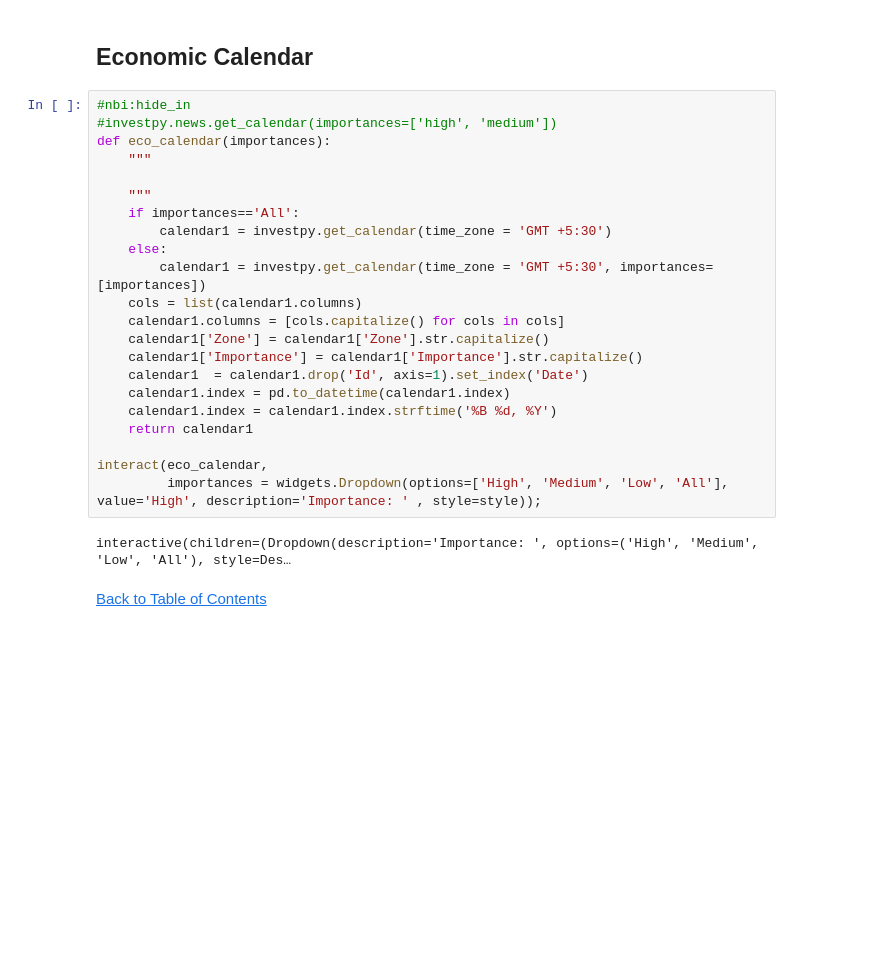
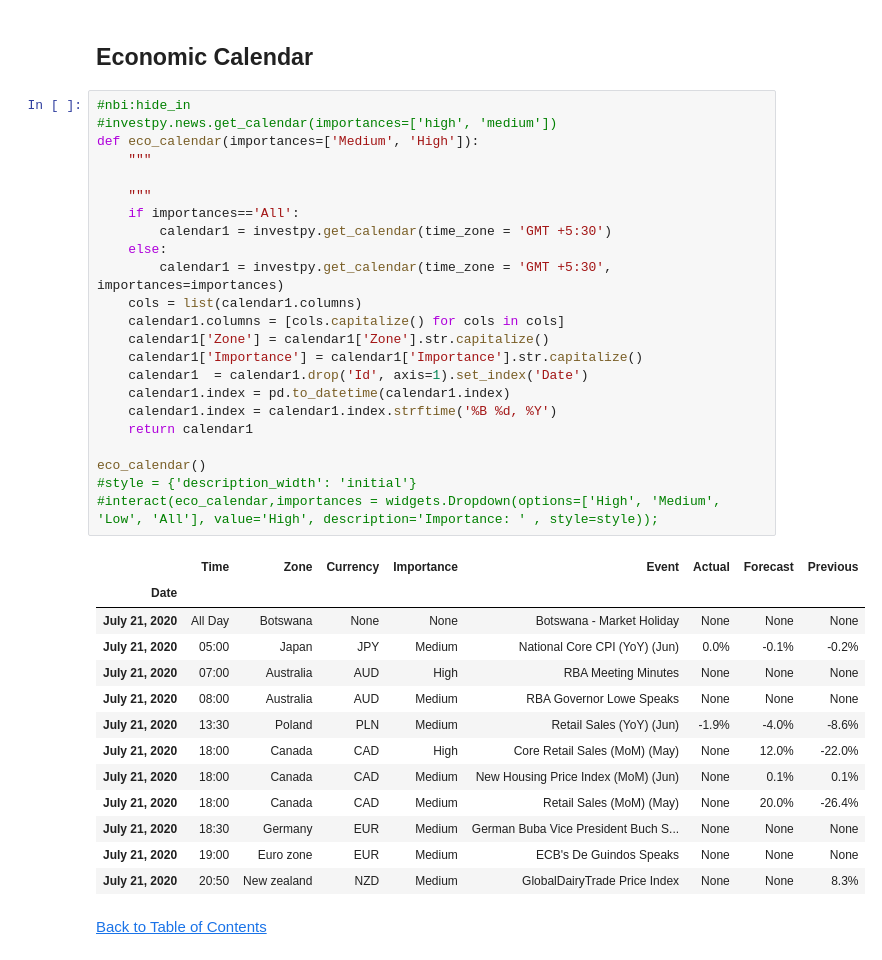
Before and after one commit to ajmal017/ETF-Analytics, a Jupyter notebook: ETF--Analytics.ipynb, the cells around one changed output. Saved outputs shown, nothing was run; the diff lists cells and outputs as text; blank space fills up the shorter version.

```diff
--- a/ETF--Analytics.ipynb
+++ b/ETF--Analytics.ipynb
@@ -879,27 +865,40 @@ interactive(children=(Text(value='HYG', continuous_update=False, description='En
 # %%
 #nbi:hide_in
 #investpy.news.get_calendar(importances=['high', 'medium'])
-def eco_calendar(importances):
+def eco_calendar(importances=['Medium', 'High']):
     """
 
     """
     if importances=='All':
         calendar1 = investpy.get_calendar(time_zone = 'GMT +5:30')
     else:
-        calendar1 = investpy.get_calendar(time_zone = 'GMT +5:30', importances=[importances])
+        calendar1 = investpy.get_calendar(time_zone = 'GMT +5:30', importances=importances)
     cols = list(calendar1.columns)
     calendar1.columns = [cols.capitalize() for cols in cols]
     calendar1['Zone'] = calendar1['Zone'].str.capitalize()
     calendar1['Importance'] = calendar1['Importance'].str.capitalize()
     calendar1  = calendar1.drop('Id', axis=1).set_index('Date')
     calendar1.index = pd.to_datetime(calendar1.index)
     calendar1.index = calendar1.index.strftime('%B %d, %Y')
     return calendar1
 
-interact(eco_calendar,
-         importances = widgets.Dropdown(options=['High', 'Medium', 'Low', 'All'], value='High', description='Importance: ' , style=style));
+eco_calendar()
+#style = {'description_width': 'initial'}
+#interact(eco_calendar,importances = widgets.Dropdown(options=['High', 'Medium', 'Low', 'All'], value='High', description='Importance: ' , style=style));
 # %% [output]
-interactive(children=(Dropdown(description='Importance: ', options=('High', 'Medium', 'Low', 'All'), style=Des…
+|  | Time | Zone | Currency | Importance | Event | Actual | Forecast | Previous |
+| Date |  |  |  |  |  |  |  |  |
+| July 21, 2020 | All Day | Botswana | None | None | Botswana - Market Holiday | None | None | None |
+| July 21, 2020 | 05:00 | Japan | JPY | Medium | National Core CPI (YoY) (Jun) | 0.0% | -0.1% | -0.2% |
+| July 21, 2020 | 07:00 | Australia | AUD | High | RBA Meeting Minutes | None | None | None |
+| July 21, 2020 | 08:00 | Australia | AUD | Medium | RBA Governor Lowe Speaks | None | None | None |
+| July 21, 2020 | 13:30 | Poland | PLN | Medium | Retail Sales (YoY) (Jun) | -1.9% | -4.0% | -8.6% |
+| July 21, 2020 | 18:00 | Canada | CAD | High | Core Retail Sales (MoM) (May) | None | 12.0% | -22.0% |
+| July 21, 2020 | 18:00 | Canada | CAD | Medium | New Housing Price Index (MoM) (Jun) | None | 0.1% | 0.1% |
+| July 21, 2020 | 18:00 | Canada | CAD | Medium | Retail Sales (MoM) (May) | None | 20.0% | -26.4% |
+| July 21, 2020 | 18:30 | Germany | EUR | Medium | German Buba Vice President Buch S... | None | None | None |
+| July 21, 2020 | 19:00 | Euro zone | EUR | Medium | ECB's De Guindos Speaks | None | None | None |
+| July 21, 2020 | 20:50 | New zealand | NZD | Medium | GlobalDairyTrade Price Index | None | None | 8.3% |
 # %% [markdown]
 [Back to Table of Contents](#content)
 # %% [markdown]
```
Also changed, not shown: parts of 40 cells of this notebook.
